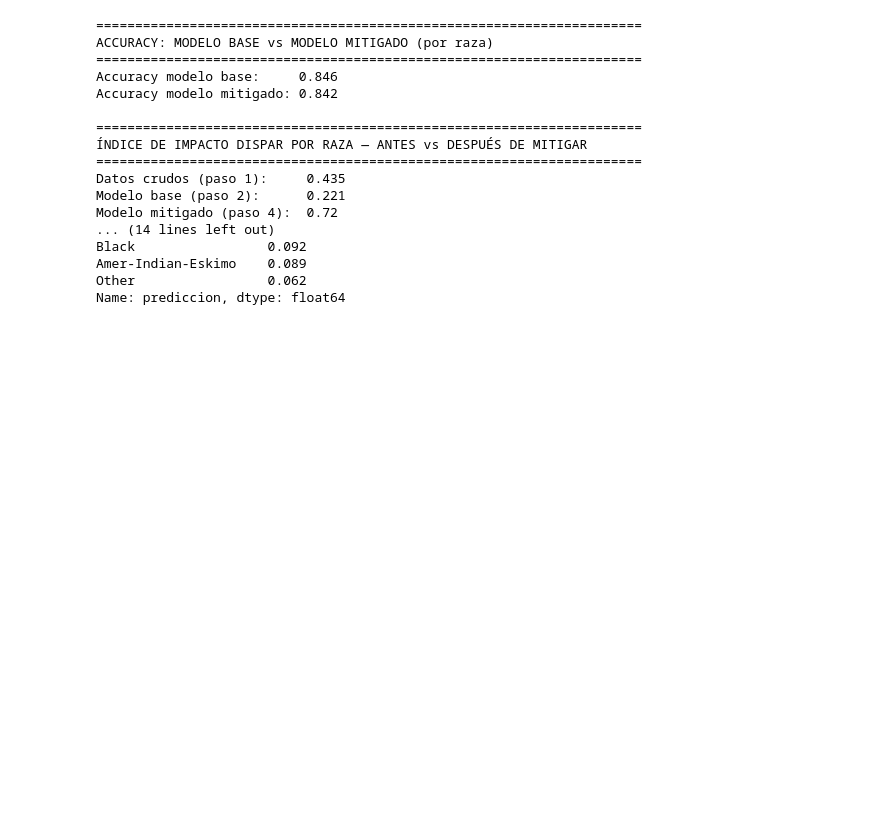
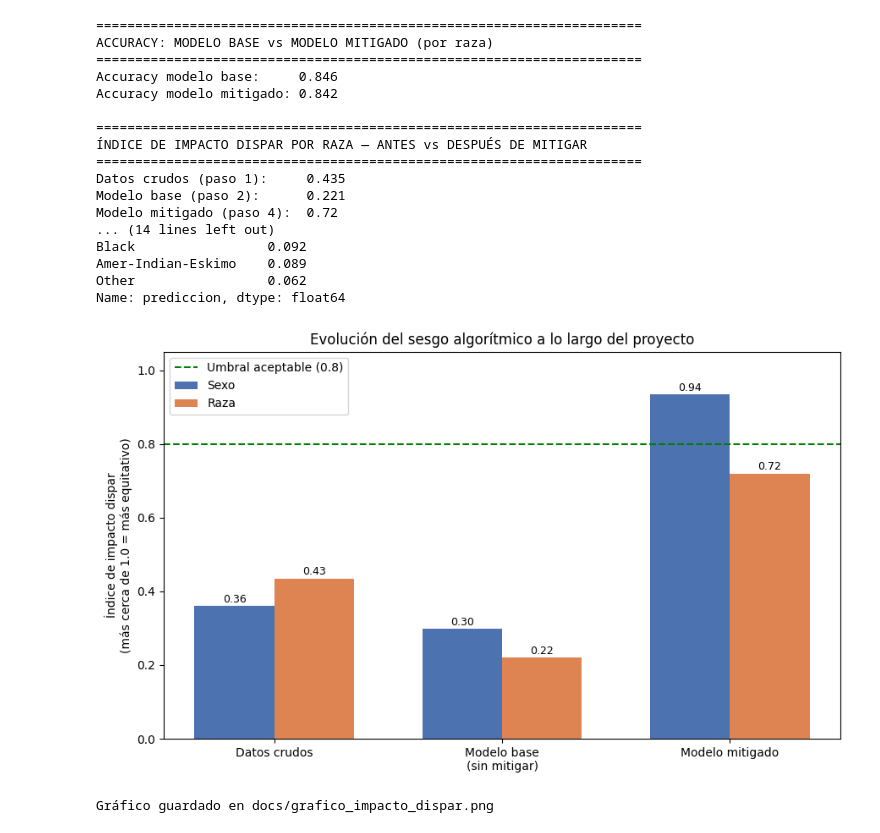
Before and after one commit to fernandocesaraviles-tech/ai-bias-audit, a Jupyter notebook: src/01_load_and_explore.ipynb, the cells around one changed output. Cells and saved outputs as stored; diff of their text form; code cells hidden in the pictures; blank space fills up the shorter version.

```diff
--- a/src/01_load_and_explore.ipynb
+++ b/src/01_load_and_explore.ipynb
@@ -511,3 +511,73 @@ Black                 0.092
 Amer-Indian-Eskimo    0.089
 Other                 0.062
 Name: prediccion, dtype: float64
+# %%
+"""
+05_visualizacion.py
+
+Paso 5: gráfico comparativo final del proyecto. Resume en una sola
+imagen los índices de impacto dispar por sexo y por raza, en las tres
+etapas medidas: datos crudos, modelo base y modelo mitigado.
+
+Los valores están "hardcodeados" (escritos directamente) porque ya los
+obtuvimos y verificamos en los pasos 1 a 4 — no hace falta re-entrenar
+nada para graficar.
+"""
+
+import matplotlib.pyplot as plt
+import numpy as np
+
+etapas = ["Datos crudos", "Modelo base\n(sin mitigar)", "Modelo mitigado"]
+
+# valores obtenidos en los pasos 1, 2, 3 y 4
+impacto_sexo = [0.36, 0.299, 0.935]
+impacto_raza = [0.435, 0.221, 0.72]
+
+umbral_aceptable = 0.8
+
+x = np.arange(len(etapas))
+ancho = 0.35
+
+fig, ax = plt.subplots(figsize=(9, 5.5))
+
+barras_sexo = ax.bar(x - ancho / 2, impacto_sexo, ancho, label="Sexo", color="#4C72B0")
+barras_raza = ax.bar(x + ancho / 2, impacto_raza, ancho, label="Raza", color="#DD8452")
+
+ax.axhline(
+    y=umbral_aceptable,
+    color="green",
+    linestyle="--",
+    linewidth=1.5,
+    label=f"Umbral aceptable ({umbral_aceptable})",
+)
+
+ax.set_ylabel("Índice de impacto dispar\n(más cerca de 1.0 = más equitativo)")
+ax.set_title("Evolución del sesgo algorítmico a lo largo del proyecto")
+ax.set_xticks(x)
+ax.set_xticklabels(etapas)
+ax.set_ylim(0, 1.05)
+ax.legend()
+
+# etiquetas con el valor numérico arriba de cada barra
+for barras in (barras_sexo, barras_raza):
+    for barra in barras:
+        altura = barra.get_height()
+        ax.annotate(
+            f"{altura:.2f}",
+            xy=(barra.get_x() + barra.get_width() / 2, altura),
+            xytext=(0, 3),
+            textcoords="offset points",
+            ha="center",
+            fontsize=9,
+        )
+
+plt.tight_layout()
+import os
+os.makedirs("docs", exist_ok=True)
+plt.savefig("docs/grafico_impacto_dispar.png", dpi=150)
+plt.show()
+
+print("Gráfico guardado en docs/grafico_impacto_dispar.png")
+# %% [output]
+[figure, added]
+Gráfico guardado en docs/grafico_impacto_dispar.png
```
Also changed, not shown: parts of 2 cells of this notebook.
